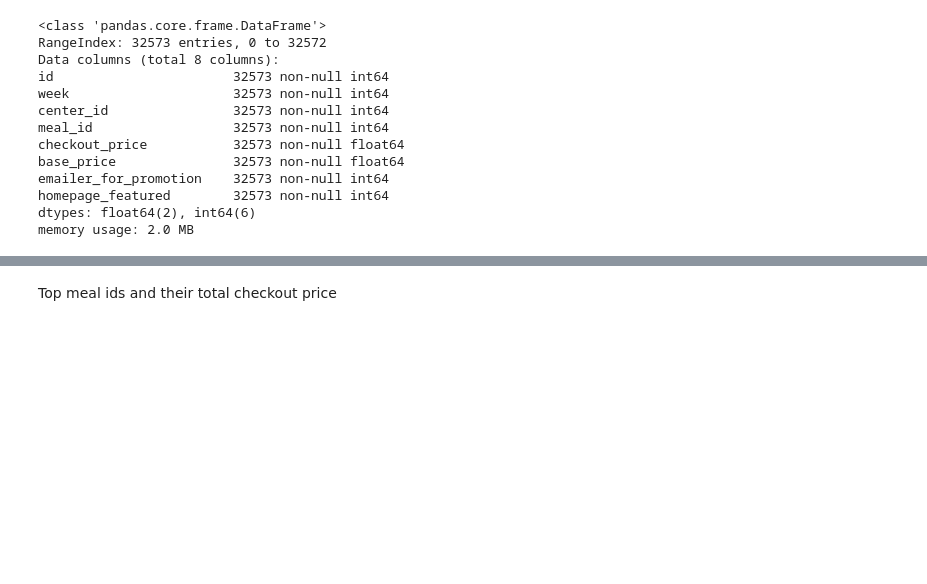
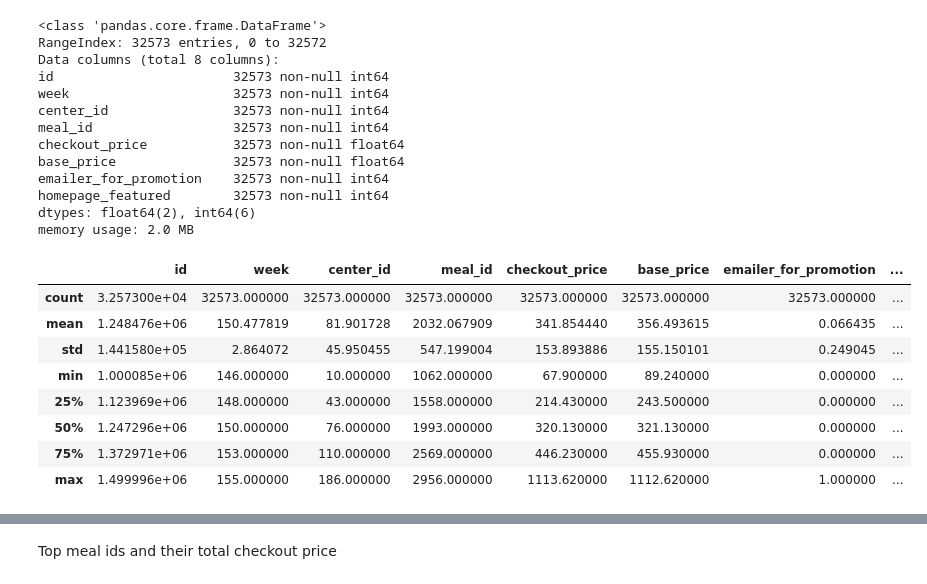
Before and after one commit to JayCarrLTD/Meal-Center, a Jupyter notebook: Meal Center.ipynb, the cells around one changed output, grey strips where cells are left out. Drawn from its saved outputs; the diff is of its cells as text; code cells hidden in the pictures; blank space fills up the shorter version.

```diff
--- a/Meal Center.ipynb
+++ b/Meal Center.ipynb
@@ -114,3 +128,15 @@ emailer_for_promotion    32573 non-null int64
 homepage_featured        32573 non-null int64
 dtypes: float64(2), int64(6)
 memory usage: 2.0 MB
+# %%
+test.describe()
+# %% [output]
+|  | id | week | center_id | meal_id | checkout_price | base_price | emailer_for_promotion | ... |
+| count | 3.257300e+04 | 32573.000000 | 32573.000000 | 32573.000000 | 32573.000000 | 32573.000000 | 32573.000000 | ... |
+| mean | 1.248476e+06 | 150.477819 | 81.901728 | 2032.067909 | 341.854440 | 356.493615 | 0.066435 | ... |
+| std | 1.441580e+05 | 2.864072 | 45.950455 | 547.199004 | 153.893886 | 155.150101 | 0.249045 | ... |
+| min | 1.000085e+06 | 146.000000 | 10.000000 | 1062.000000 | 67.900000 | 89.240000 | 0.000000 | ... |
+| 25% | 1.123969e+06 | 148.000000 | 43.000000 | 1558.000000 | 214.430000 | 243.500000 | 0.000000 | ... |
+| 50% | 1.247296e+06 | 150.000000 | 76.000000 | 1993.000000 | 320.130000 | 321.130000 | 0.000000 | ... |
+| 75% | 1.372971e+06 | 153.000000 | 110.000000 | 2569.000000 | 446.230000 | 455.930000 | 0.000000 | ... |
+| max | 1.499996e+06 | 155.000000 | 186.000000 | 2956.000000 | 1113.620000 | 1112.620000 | 1.000000 | ... |
```
Also changed, not shown: parts of 18 cells of this notebook.
